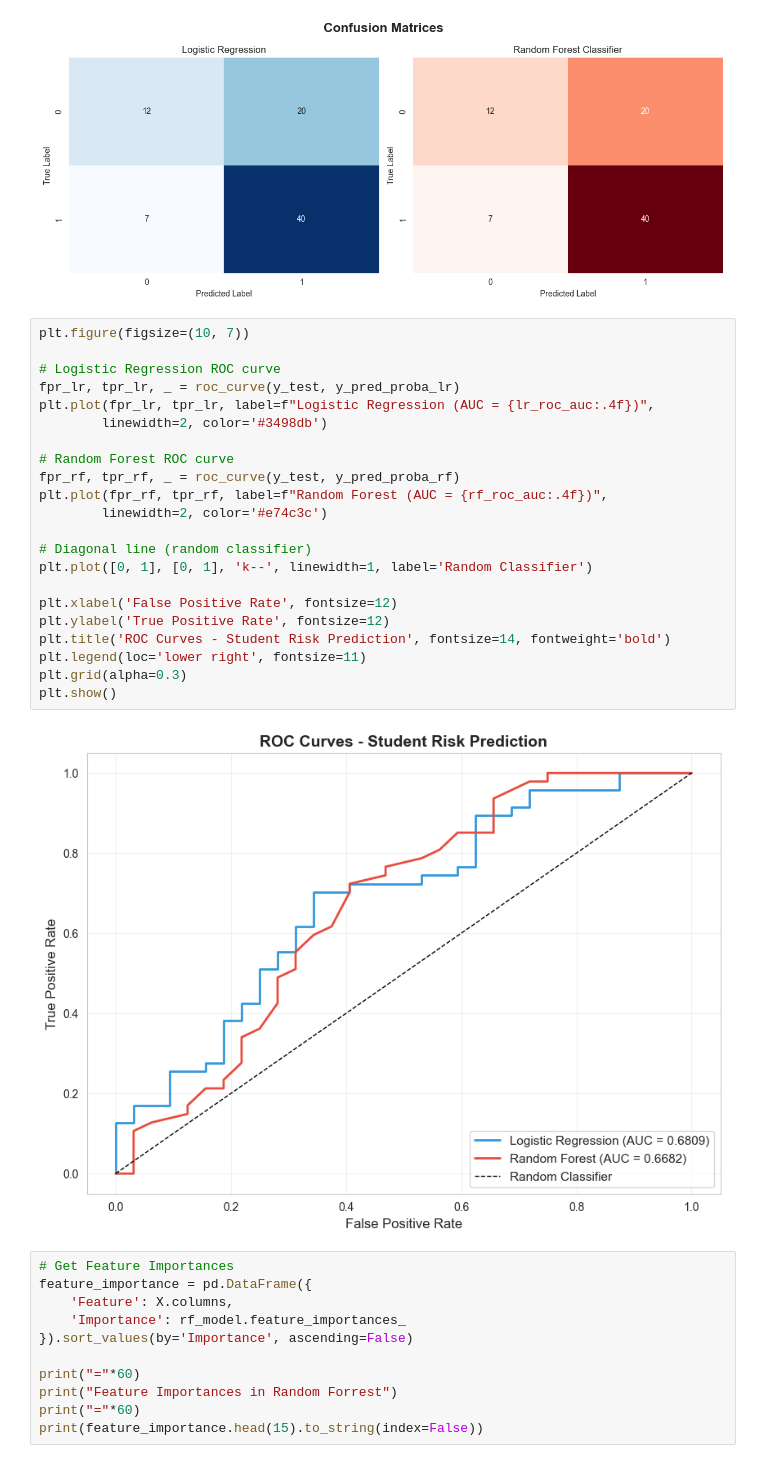
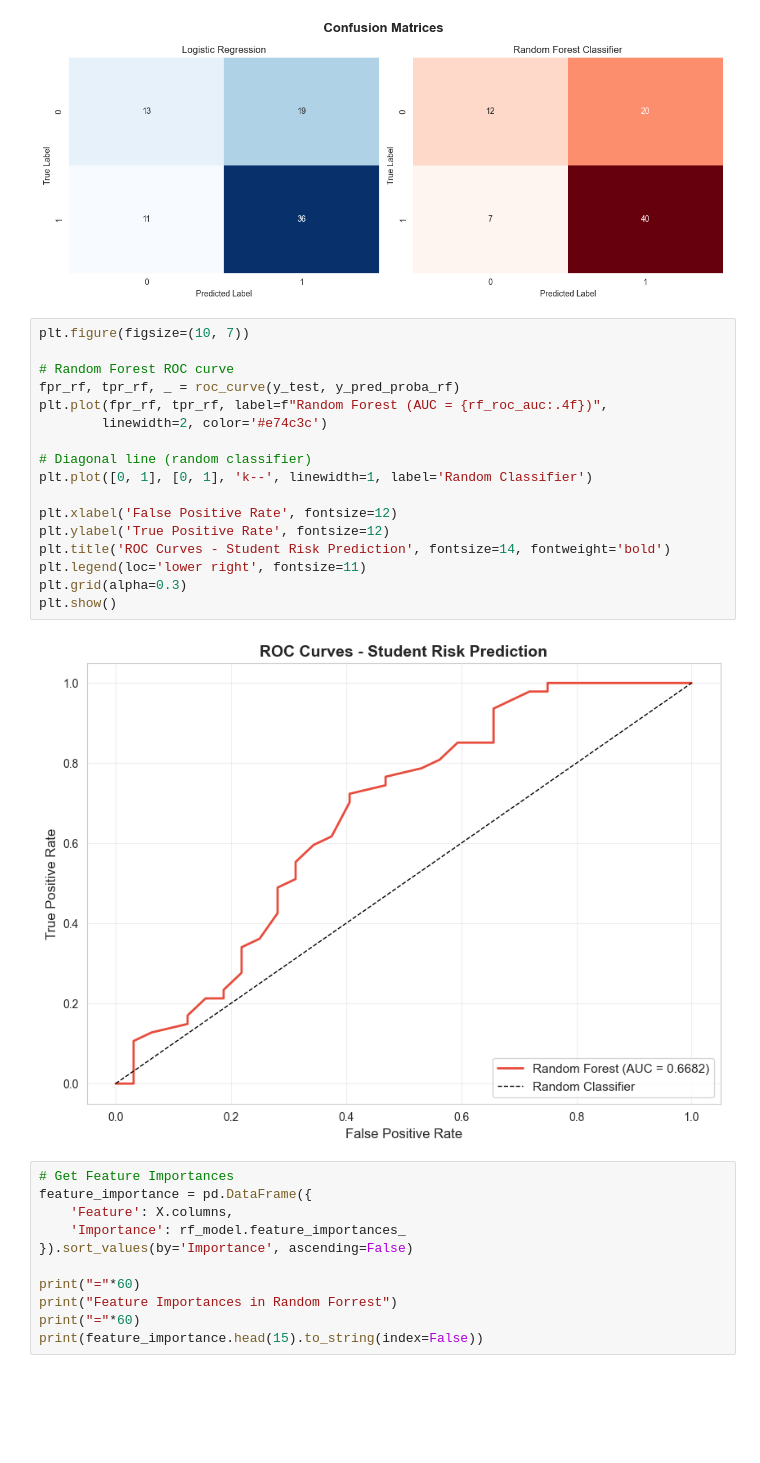
Before and after one commit to UyAaron112/CPE112-Student_Performance_Prediction, a Jupyter notebook: Student Risk Prediction.ipynb, the cells around one changed output. Saved outputs shown, nothing was run; the diff lists cells and outputs as text; blank space fills up the shorter version.

```diff
--- a/Student Risk Prediction.ipynb
+++ b/Student Risk Prediction.ipynb
@@ -860,28 +860,23 @@ plt.show()
 [figure]
 # %%
 plt.figure(figsize=(10, 7))
-
-# Logistic Regression ROC curve
-fpr_lr, tpr_lr, _ = roc_curve(y_test, y_pred_proba_lr)
-plt.plot(fpr_lr, tpr_lr, label=f"Logistic Regression (AUC = {lr_roc_auc:.4f})",
-        linewidth=2, color='#3498db')
 
 # Random Forest ROC curve
 fpr_rf, tpr_rf, _ = roc_curve(y_test, y_pred_proba_rf)
 plt.plot(fpr_rf, tpr_rf, label=f"Random Forest (AUC = {rf_roc_auc:.4f})",
         linewidth=2, color='#e74c3c')
 
 # Diagonal line (random classifier)
 plt.plot([0, 1], [0, 1], 'k--', linewidth=1, label='Random Classifier')
 
 plt.xlabel('False Positive Rate', fontsize=12)
 plt.ylabel('True Positive Rate', fontsize=12)
 plt.title('ROC Curves - Student Risk Prediction', fontsize=14, fontweight='bold')
 plt.legend(loc='lower right', fontsize=11)
 plt.grid(alpha=0.3)
 plt.show()
 # %% [output]
-[figure, old version]
+[figure, new version]
 # %%
 # Get Feature Importances
 feature_importance = pd.DataFrame({
```
Also changed, not shown: parts of 1 cell of this notebook.
